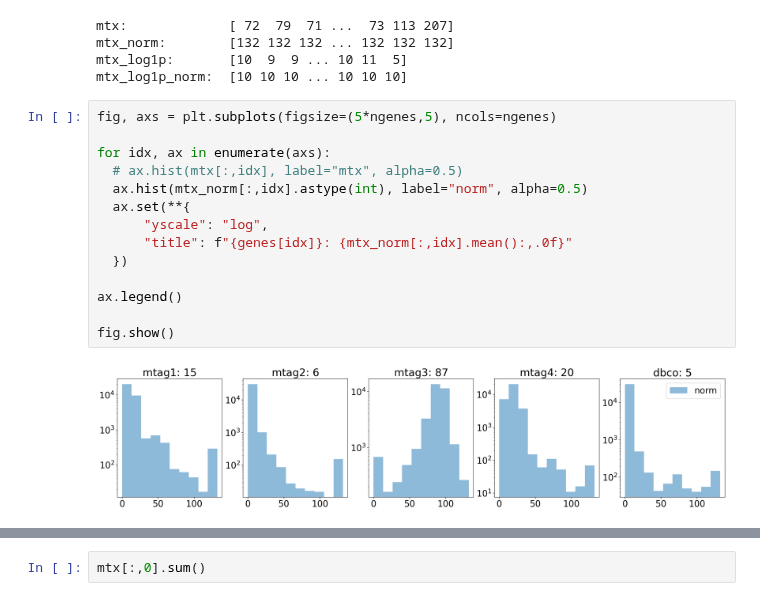
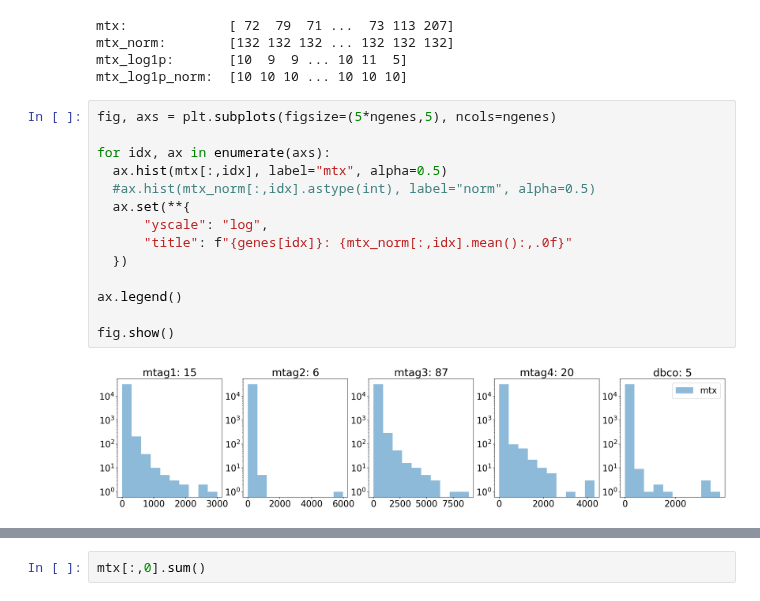
Before and after one commit to sbooeshaghi/azucar, a Jupyter notebook: analysis/293T/obs2/norm.ipynb, the cells around one changed output, grey strips where cells are left out. Drawn from its saved outputs; the diff is of its cells as text.

```diff
--- a/analysis/293T/obs2/norm.ipynb
+++ b/analysis/293T/obs2/norm.ipynb
@@ -154,16 +151,16 @@ mtx_log1p_norm:  [10 10 10 ... 10 10 10]
 # %%
 fig, axs = plt.subplots(figsize=(5*ngenes,5), ncols=ngenes)
 
 for idx, ax in enumerate(axs):
-  # ax.hist(mtx[:,idx], label="mtx", alpha=0.5)
-  ax.hist(mtx_norm[:,idx].astype(int), label="norm", alpha=0.5)
+  ax.hist(mtx[:,idx], label="mtx", alpha=0.5)
+  #ax.hist(mtx_norm[:,idx].astype(int), label="norm", alpha=0.5)
   ax.set(**{
       "yscale": "log",
       "title": f"{genes[idx]}: {mtx_norm[:,idx].mean():,.0f}"
   })
 
 ax.legend()
 
 fig.show()
 # %% [output]
-[figure, old version]
+[figure, new version]
```
Also changed, not shown: parts of 8 cells of this notebook.
